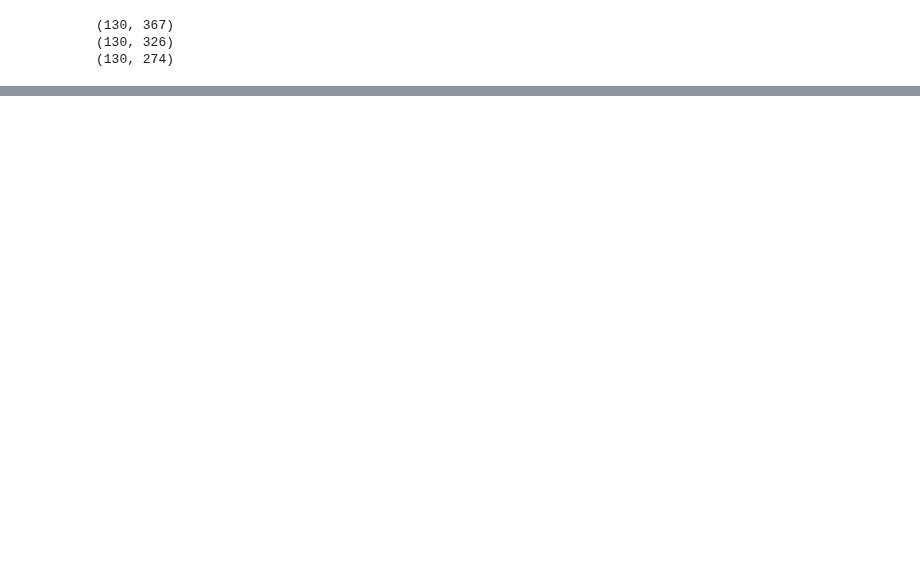
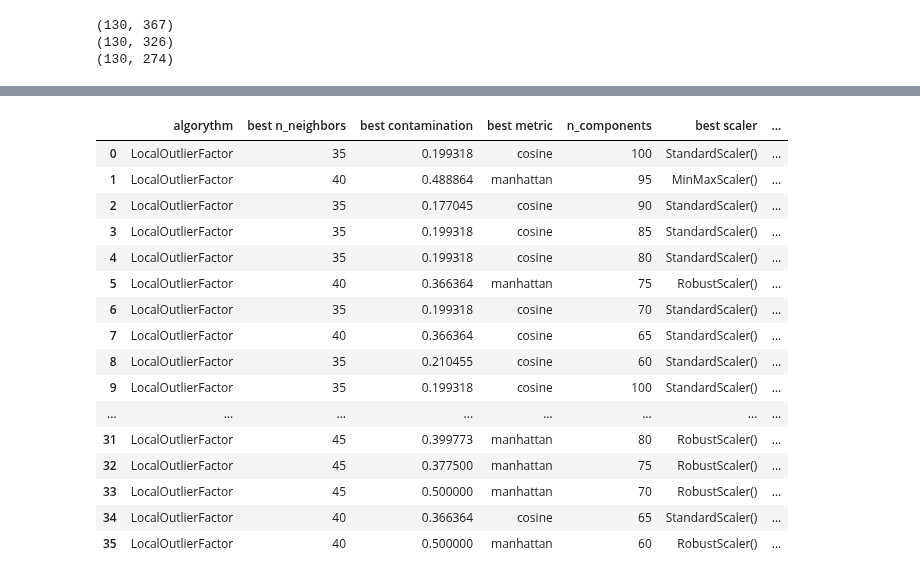
Before and after one commit to chrfum/one-class_classifier, a Jupyter notebook: run-over_classifier/classifiers/lof.ipynb, the cells around one changed output, grey strips where cells are left out. Cells and saved outputs as stored; diff of their text form; code cells hidden in the pictures; blank space fills up the shorter version.

```diff
--- a/run-over_classifier/classifiers/lof.ipynb
+++ b/run-over_classifier/classifiers/lof.ipynb
@@ -53,0 +292,23 @@ def add_record(df, record):
+# %%
+for n_comps in np.arange(100, 59, -5):
+    scores_df = add_record(scores_df, nested_cv_extended(X, random_seed, TruncatedSVD, n_outer_folds=13, n_inner_folds=6, n_components=n_comps, mod_selection_score=f1_score))
+
+scores_df
+# %% [output]
+|  | algorythm | best n_neighbors | best contamination | best metric | n_components | best scaler | ... |
+| 0 | LocalOutlierFactor | 35 | 0.199318 | cosine | 100 | StandardScaler() | ... |
+| 1 | LocalOutlierFactor | 40 | 0.488864 | manhattan | 95 | MinMaxScaler() | ... |
+| 2 | LocalOutlierFactor | 35 | 0.177045 | cosine | 90 | StandardScaler() | ... |
+| 3 | LocalOutlierFactor | 35 | 0.199318 | cosine | 85 | StandardScaler() | ... |
+| 4 | LocalOutlierFactor | 35 | 0.199318 | cosine | 80 | StandardScaler() | ... |
+| 5 | LocalOutlierFactor | 40 | 0.366364 | manhattan | 75 | RobustScaler() | ... |
+| 6 | LocalOutlierFactor | 35 | 0.199318 | cosine | 70 | StandardScaler() | ... |
+| 7 | LocalOutlierFactor | 40 | 0.366364 | cosine | 65 | StandardScaler() | ... |
+| 8 | LocalOutlierFactor | 35 | 0.210455 | cosine | 60 | StandardScaler() | ... |
+| 9 | LocalOutlierFactor | 35 | 0.199318 | cosine | 100 | StandardScaler() | ... |
+| ... | ... | ... | ... | ... | ... | ... | ... |
+| 31 | LocalOutlierFactor | 45 | 0.399773 | manhattan | 80 | RobustScaler() | ... |
+| 32 | LocalOutlierFactor | 45 | 0.377500 | manhattan | 75 | RobustScaler() | ... |
+| 33 | LocalOutlierFactor | 45 | 0.500000 | manhattan | 70 | RobustScaler() | ... |
+| 34 | LocalOutlierFactor | 40 | 0.366364 | cosine | 65 | StandardScaler() | ... |
+| 35 | LocalOutlierFactor | 40 | 0.500000 | manhattan | 60 | RobustScaler() | ... |
```
Also changed, not shown: parts of 15 cells of this notebook.
